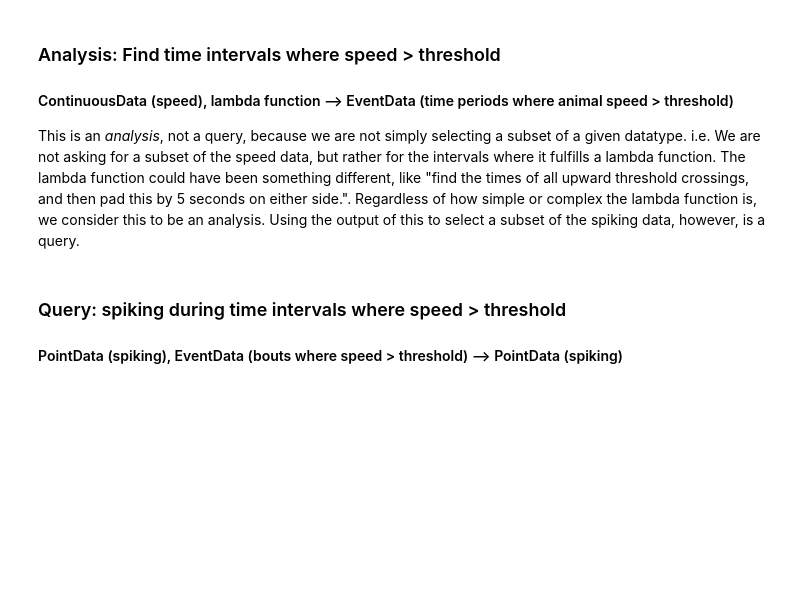
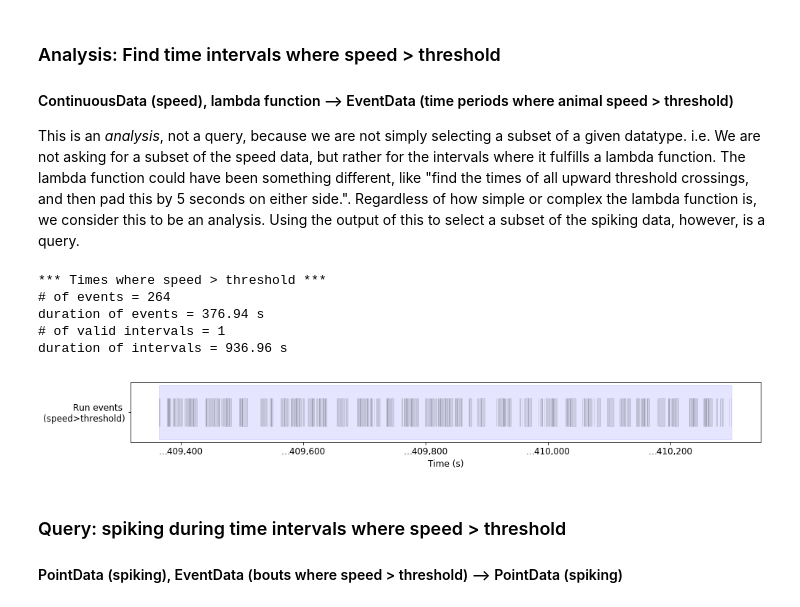
Before and after one commit to LorenFrankLab/franklab-nwb, a Jupyter notebook: place_field_with_queries.ipynb, the cells around one changed output. Drawn from its saved outputs; the diff is of its cells as text; code cells hidden in the pictures; blank space fills up the shorter version.

Commit message:
FrankLab: Prettify query plots.

```diff
--- a/place_field_with_queries.ipynb
+++ b/place_field_with_queries.ipynb
@@ -185,20 +219,27 @@ This is an _analysis_, not a query, because we are not simply selecting a subset
 # %%
 speed_threshold_fn = lambda x: x > c['speed_threshold']
 speed_events = speed.filter_intervals(speed_threshold_fn)
 
 print('*** Times where speed > threshold ***')
 print('# of events = %d' % len(speed_events.event_intervals))
 print('duration of events = %0.2f s' % np.sum(speed_events.durations()))
 print('# of valid intervals = %d' % len(speed_events.valid_intervals))
 print('duration of intervals = %0.2f s' % np.sum(speed_events.valid_durations()))
 
 # TODO: Plot continuous speed
-fig1 = plt.figure(1, figsize=(15,3))
+fig1 = plt.figure(1, figsize=(15.5,1.5))
 ax1 = fig1.add_subplot(1, 1, 1)
 plot_EventData(speed_events, axis=ax1)
 ax1.set_yticks([1])
 ax1.set_yticklabels(['Run events \n(speed>threshold)']) # eventually use metadata from PointData object
 pass # suppress output
+# %% [output]
+*** Times where speed > threshold ***
+# of events = 264
+duration of events = 376.94 s
+# of valid intervals = 1
+duration of intervals = 936.96 s
+[figure, added]
 # %% [markdown]
 ### Query: spiking during time intervals where speed > threshold
 #### PointData (spiking), EventData (bouts where speed > threshold) --> PointData (spiking)
```
Also changed, not shown: parts of 11 cells of this notebook, 1 other file.
